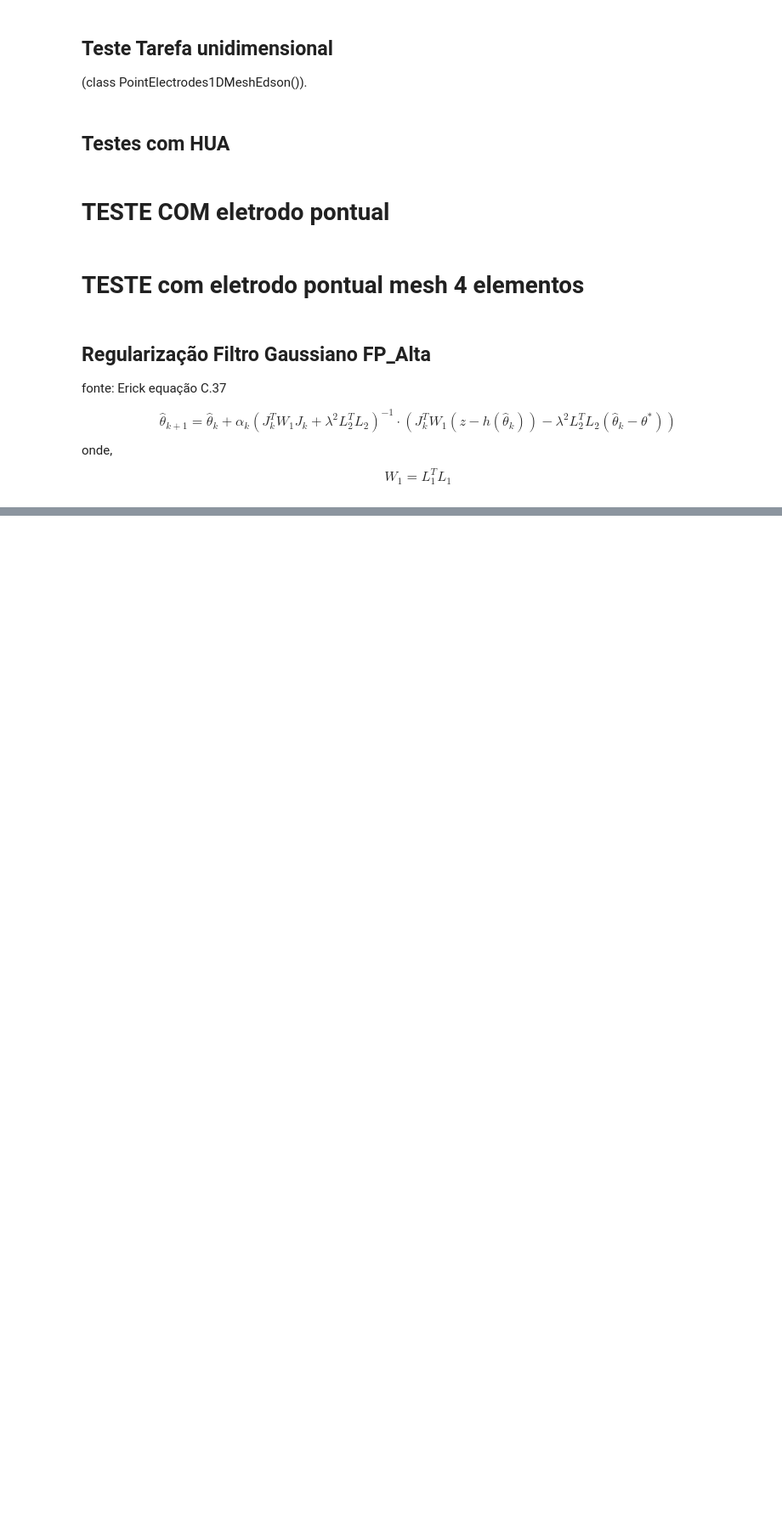
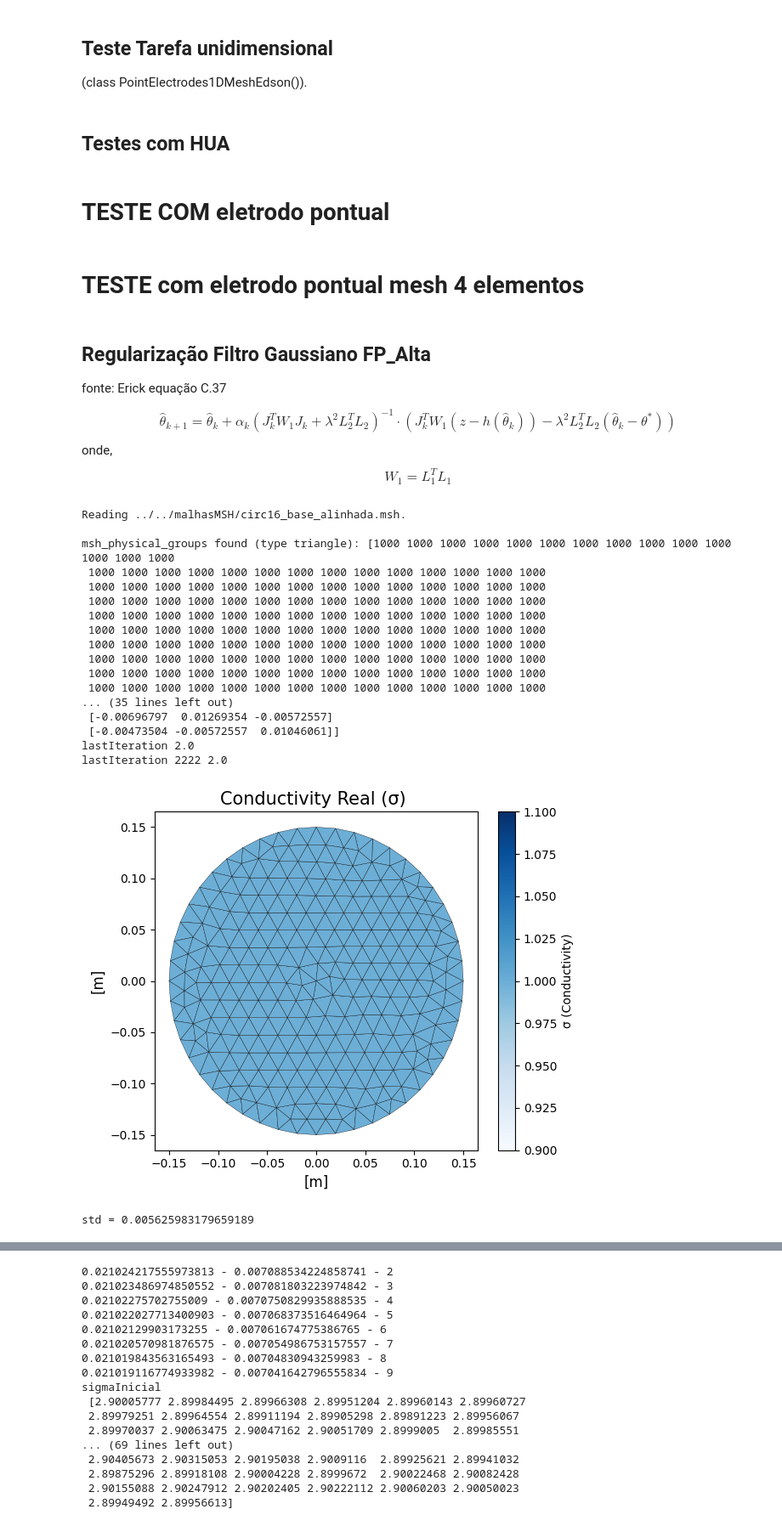
Before and after one commit to rodgraneiro/EIT_2D, a Jupyter notebook: exemplos/biblioteca_Edson/exemplos_biblioteca_Edson.ipynb, the cells around one changed output, grey strips where cells are left out. Shown at 85% size. Cells and saved outputs as stored; diff of their text form; code cells hidden in the pictures; blank space fills up the shorter version.

```diff
--- a/exemplos/biblioteca_Edson/exemplos_biblioteca_Edson.ipynb
+++ b/exemplos/biblioteca_Edson/exemplos_biblioteca_Edson.ipynb
@@ -282,33 +282,53 @@ MinhaMalhaBase16 = mesh.PointElectrodes2DMeshEdson(16, nome_msh=nome, altura2D =
 #MinhaMalhaPto2 = mesh.PointElectrodes2DMeshEdson(4, nome_msh=nome, altura2D = 0.02)
 MinhaMalhaBase16.ReadMesh()
 
 meus_sigmas = {1000 : 1.0}
 
 MinhaMalhaBase16.SetSigmaPhysicaEntity(meus_sigmas)
 
 
 MinhaMalhaBase16.CalcKGlobal() # calculando KGlobal usando Sigmas
 
 
 print(f'MinhaMalhaPto2.KGlobal =  {MinhaMalhaBase16.KGlobal.shape}')
 
 fwd = forwardProblem.forward_problem(MinhaMalhaBase16, Pcorrente=None, SkipPattern=1, I =1.0e-3)   # __init__ roda aqui
 
 
 
 
 print(MinhaMalhaBase16.Elements[2])
 print(f"Centroid: {MinhaMalhaBase16.Elements[2].Centroid}")
 print(f"KGeo: \n{MinhaMalhaBase16.Elements[2].KGeo}")
 #sigma_inicial = np.full(MinhaMalhaPto2.NumberOfElements, 1.0)          # Monta vetor sigma inicial
 #Pcorrente = np.loadtxt("padrao128CC_257b.txt")
 iteration= np.loadtxt("lastIteration.txt")
 print(f'lastIteration {iteration}')
 
 
-sigma_inicial_cont = np.loadtxt("sigma_inicial_cont.txt")
+#sigma_inicial_cont = np.loadtxt("sigma_inicial_cont.txt")
 invProblem_2D = inverseProblem_2D.inverse_problem(MinhaMalhaBase16, Pcorrente=fwd.corrente)
 
-#invProblem_2D.solve(V_measured,initialEstimate=2.9, alpha =0.10,  Lambda = 0.5, max_iter=10, Tol=5.0e-4)
-invProblem_2D.solve(V_measured,initialEstimate=sigma_inicial_cont, alpha =0.10,  Lambda = 0.5, max_iter=1001, Tol=1.0e-4)
+invProblem_2D.solve(V_measured,initialEstimate=2.9, alpha =0.10,  Lambda = 0.5, max_iter=10, Tol=1.0e-6, iteration=iteration)
+#invProblem_2D.solve(V_measured,initialEstimate=sigma_inicial_cont, alpha =0.10,  Lambda = 0.5, max_iter=1001, Tol=1.0e-6, iteration=iteration)
 #print('Y_jacobian',invProblem.Y_jacobian)
+# %% [output]
+Reading ../../malhasMSH/circ16_base_alinhada.msh.
+
+msh_physical_groups found (type triangle): [1000 1000 1000 1000 1000 1000 1000 1000 1000 1000 1000 1000 1000 1000
+ 1000 1000 1000 1000 1000 1000 1000 1000 1000 1000 1000 1000 1000 1000
+ 1000 1000 1000 1000 1000 1000 1000 1000 1000 1000 1000 1000 1000 1000
+ 1000 1000 1000 1000 1000 1000 1000 1000 1000 1000 1000 1000 1000 1000
+ 1000 1000 1000 1000 1000 1000 1000 1000 1000 1000 1000 1000 1000 1000
+ 1000 1000 1000 1000 1000 1000 1000 1000 1000 1000 1000 1000 1000 1000
+ 1000 1000 1000 1000 1000 1000 1000 1000 1000 1000 1000 1000 1000 1000
+ 1000 1000 1000 1000 1000 1000 1000 1000 1000 1000 1000 1000 1000 1000
+ 1000 1000 1000 1000 1000 1000 1000 1000 1000 1000 1000 1000 1000 1000
+ 1000 1000 1000 1000 1000 1000 1000 1000 1000 1000 1000 1000 1000 1000
+... (35 lines left out)
+ [-0.00696797  0.01269354 -0.00572557]
+ [-0.00473504 -0.00572557  0.01046061]]
+lastIteration 2.0
+lastIteration 2222 2.0
+[figure, added]
+std = 0.005625983179659189
@@ -314,0 +336,17 @@ invProblem_2D.solve(V_measured,initialEstimate=sigma_inicial_cont, alpha =0.10,
+0.021024217555973813 - 0.007088534224858741 - 2
+0.021023486974850552 - 0.007081803223974842 - 3
+0.02102275702755009 - 0.0070750829935888535 - 4
+0.021022027713400903 - 0.007068373516464964 - 5
+0.02102129903173255 - 0.007061674775386765 - 6
+0.021020570981876575 - 0.007054986753157557 - 7
+0.021019843563165493 - 0.00704830943259983 - 8
+0.021019116774933982 - 0.007041642796555834 - 9
+sigmaInicial
+ [2.90005777 2.89984495 2.89966308 2.89951204 2.89960143 2.89960727
+ 2.89979251 2.89964554 2.89911194 2.89905298 2.89891223 2.89956067
+ 2.89970037 2.90063475 2.90047162 2.90051709 2.8999005  2.89985551
+... (69 lines left out)
+ 2.90405673 2.90315053 2.90195038 2.9009116  2.89925621 2.89941032
+ 2.89875296 2.89918108 2.90004228 2.8999672  2.90022468 2.90082428
+ 2.90155088 2.90247912 2.90202405 2.90222112 2.90060203 2.90050023
+ 2.89949492 2.89956613]
```
Also changed, not shown: parts of 1 cell of this notebook, 3 other files.
